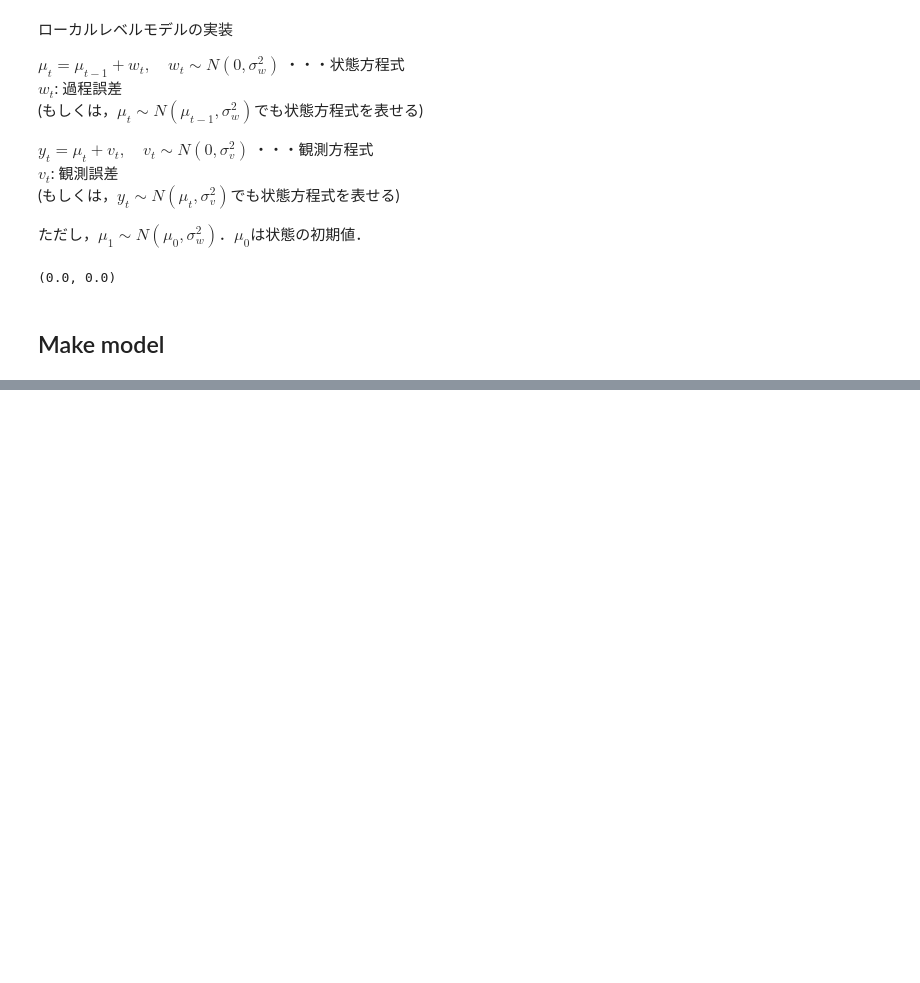
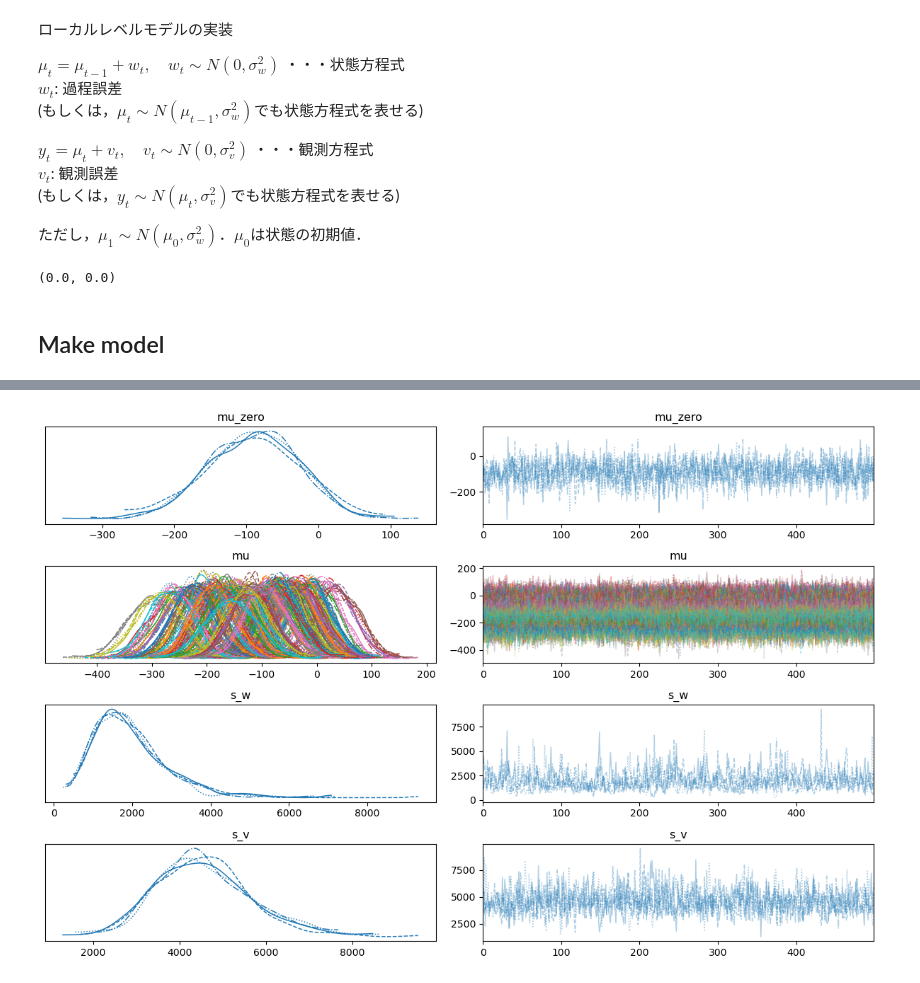
Before and after one commit to tiger-sea/tsa, a Jupyter notebook: 6-3.ipynb, the cells around one changed output, grey strips where cells are left out. Saved outputs shown, nothing was run; the diff lists cells and outputs as text; code cells hidden in the pictures; blank space fills up the shorter version.

```diff
--- a/6-3.ipynb
+++ b/6-3.ipynb
@@ -118,0 +235,5 @@ Draws: 4000
+# %%
+az.plot_trace(fit)
+plt.tight_layout()
+# %% [output]
+[figure, added]
```
Also changed, not shown: parts of 11 cells of this notebook, 1 other file.
